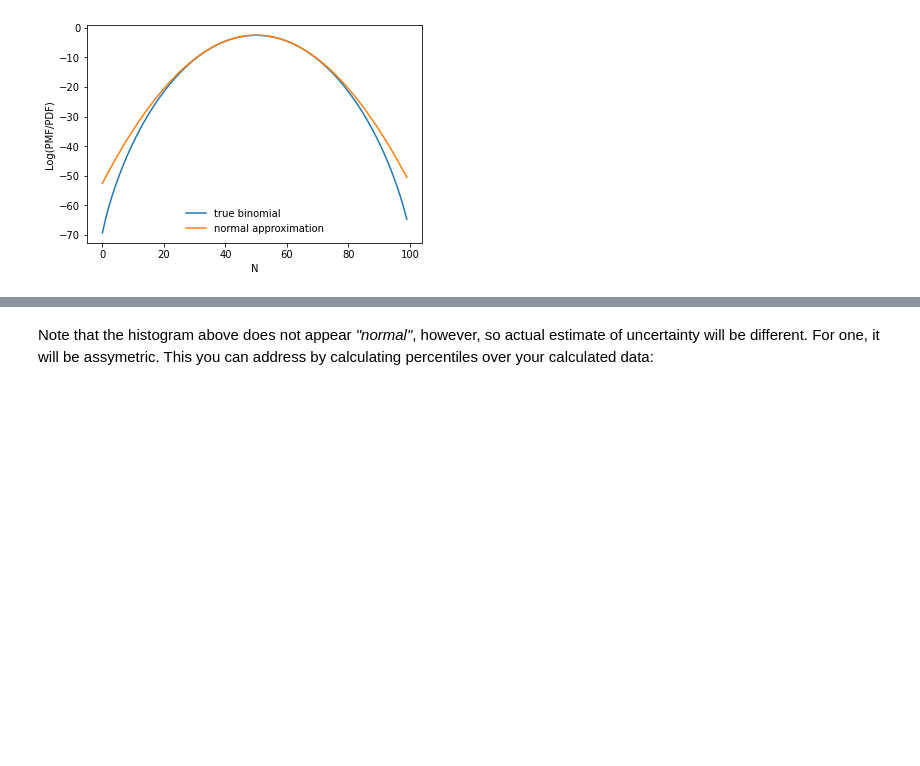
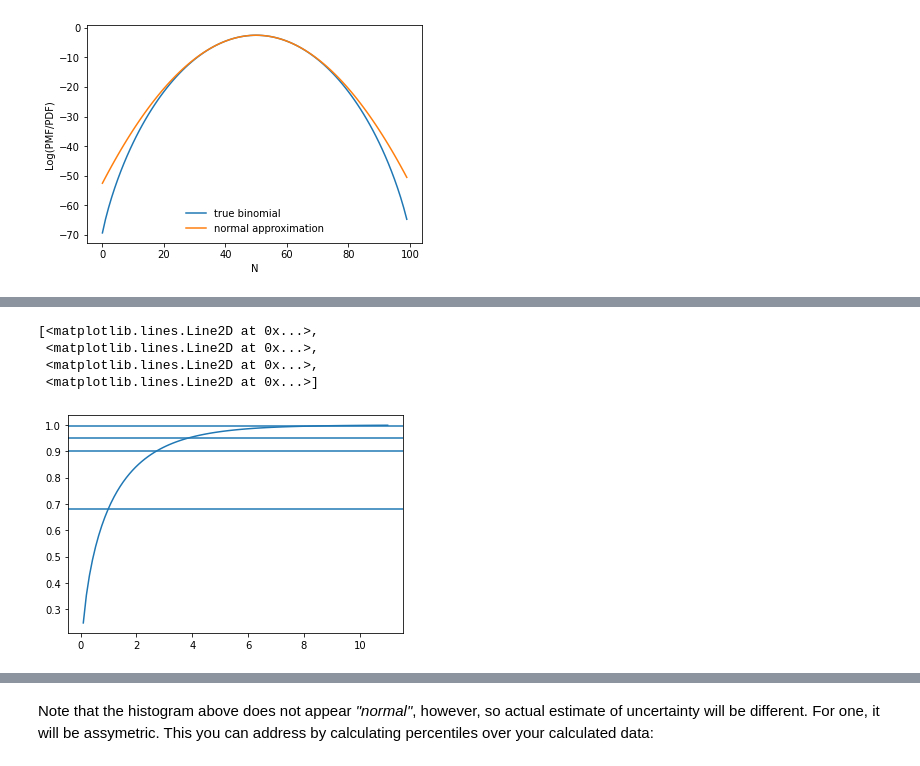
Before and after one commit to doroshv/xobs, a Jupyter notebook: 01_Basics_of_statistics.ipynb, the cells around one changed output, grey strips where cells are left out. Cells and saved outputs as stored; diff of their text form; code cells hidden in the pictures; blank space fills up the shorter version.

```diff
--- a/01_Basics_of_statistics.ipynb
+++ b/01_Basics_of_statistics.ipynb
@@ -259,0 +384,12 @@ We touched already the issue of hypothesis testing (i.e. when discussing testing
+# %%
+chi_1 = s.chi2(1)
+p_crit = [0.68,0.9,0.95,0.997] # These are standard levels, more on that later
+trial_dchi = linspace(0.1,11,100)
+plt.plot(trial_dchi,1-chi_1.sf(trial_dchi))
+[plt.axhline(x) for x in p_crit]
+# %% [output]
+[<matplotlib.lines.Line2D at 0x...>,
+ <matplotlib.lines.Line2D at 0x...>,
+ <matplotlib.lines.Line2D at 0x...>,
+ <matplotlib.lines.Line2D at 0x...>]
+[figure, added]
```
Also changed, not shown: parts of 73 cells of this notebook, 1 other file.
